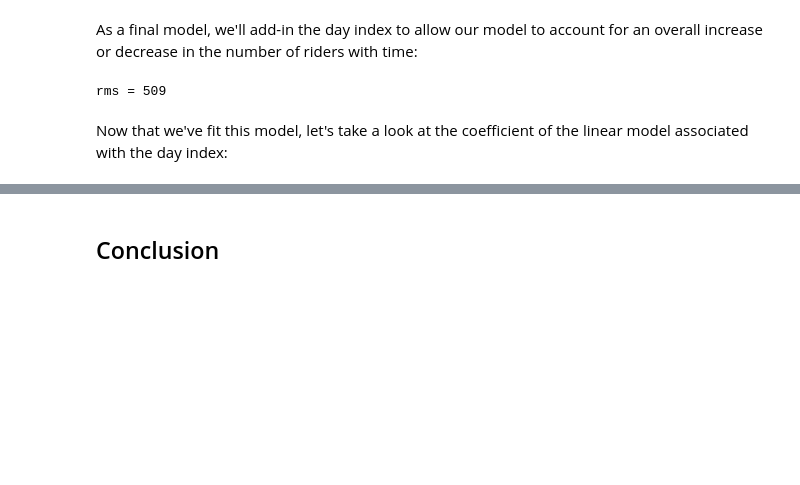
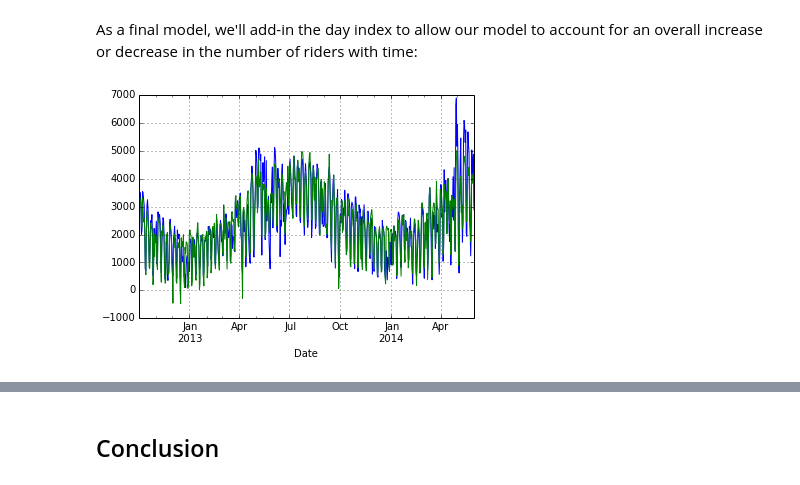
Before and after one commit to jakevdp/SeattleBike, a Jupyter notebook: SeattleCycling.ipynb, the cells around one changed output, grey strips where cells are left out. Cells and saved outputs as stored; diff of their text form; code cells hidden in the pictures; blank space fills up the shorter version.

```diff
--- a/SeattleCycling.ipynb
+++ b/SeattleCycling.ipynb
@@ -315,8 +327,8 @@ final_model = LinearRegression().fit(X, y)
 daily['final_trend'] = final_model.predict(X)
 
 daily['final_corrected'] = daily['total'] - daily['final_trend'] + daily['final_trend'].mean()
-print("rms = {0:.0f}".format(np.std(daily['final_corrected'])))
-# %% [output]
-rms = 509
-# %% [markdown]
-Now that we've fit this model, let's take a look at the coefficient of the linear model associated with the day index:
+# %%
+daily['total'].plot()
+daily['final_trend'].plot();
+# %% [output]
+[figure, added]
```
Also changed, not shown: parts of 34 cells of this notebook.
